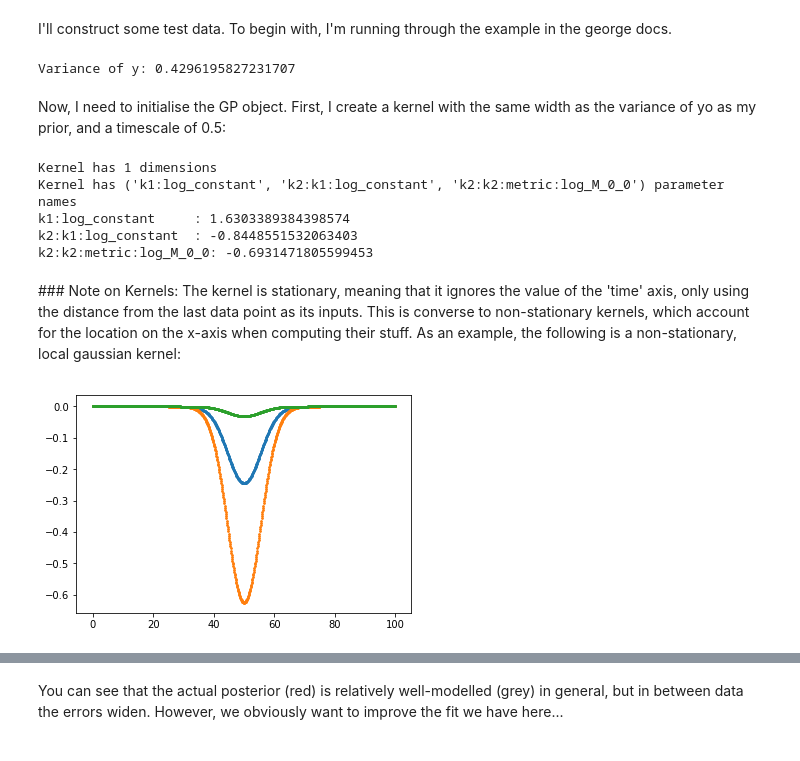
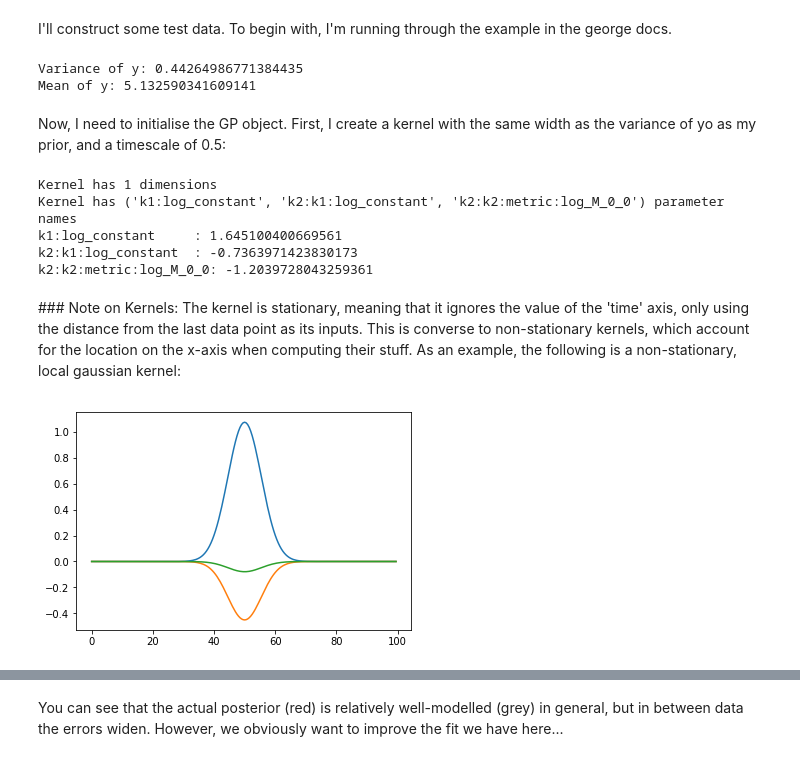
Before and after one commit to wildjames/GP_pointClick, a Jupyter notebook: initial_GP_notes.ipynb, the cells around one changed output, grey strips where cells are left out. Saved outputs shown, nothing was run; the diff lists cells and outputs as text; code cells hidden in the pictures.

```diff
--- a/initial_GP_notes.ipynb
+++ b/initial_GP_notes.ipynb
@@ -28,13 +28,15 @@ yo = f(xo, yoerr)
 
 # Initialise the GP object
 print('Variance of y: {}'.format(np.var(yo)))
+print('Mean of y: {}'.format(np.mean(yo)))
 # %% [output]
-Variance of y: 0.4296195827231707
+Variance of y: 0.44264986771384435
+Mean of y: 5.132590341609141
 # %% [markdown]
 Now, I need to initialise the GP object. First, I create a kernel with the same width as the variance of yo as my prior, and a timescale of 0.5:
 # %%
-# Specify a (stationary) kernel with the variance of yo, and a length scale of 0.5
-kernel = np.var(yo) * g.kernels.ExpSquaredKernel(0.5) + np.mean(yo)
+# Specify a (stationary) kernel with the variance of yo, the same mean as yo, and a length scale of 0.3
+kernel = np.var(yo) * g.kernels.ExpSquaredKernel(0.3) + np.mean(yo)
 
 print("Kernel has {} dimensions".format(kernel.ndim))
 print("Kernel has {} parameter names".format(kernel.parameter_names))
@@ -43,21 +45,21 @@ for name in kernel.parameter_names:
 # %% [output]
 Kernel has 1 dimensions
 Kernel has ('k1:log_constant', 'k2:k1:log_constant', 'k2:k2:metric:log_M_0_0') parameter names
-k1:log_constant     : 1.6303389384398574
-k2:k1:log_constant  : -0.8448551532063403
-k2:k2:metric:log_M_0_0: -0.6931471805599453
+k1:log_constant     : 1.645100400669561
+k2:k1:log_constant  : -0.7363971423830173
+k2:k2:metric:log_M_0_0: -1.2039728043259361
 # %% [markdown]
 ### Note on Kernels:
 The kernel is stationary, meaning that it ignores the value of the 'time' axis, only using the distance from the last data point as its inputs. This is converse to non-stationary kernels, which account for the location on the x-axis when computing their stuff. As an example, the following is a non-stationary, local gaussian kernel:
 # %%
 width = np.log(30)
 eg = g.kernels.LocalGaussianKernel(location=50, log_width=width, ndim=1)
 gp = g.GP(eg)
 
-xp = np.arange(0, 100, 0.1)
+xp = np.arange(0, 100, 0.5)
 yp = gp.sample(xp, 3)
 for y in yp:
-    plt.scatter(xp, y, s=3)
+    plt.plot(xp, y)
 plt.show()
 # %% [output]
-[figure, old version]
+[figure, new version]
```
Also changed, not shown: parts of 7 cells of this notebook.
